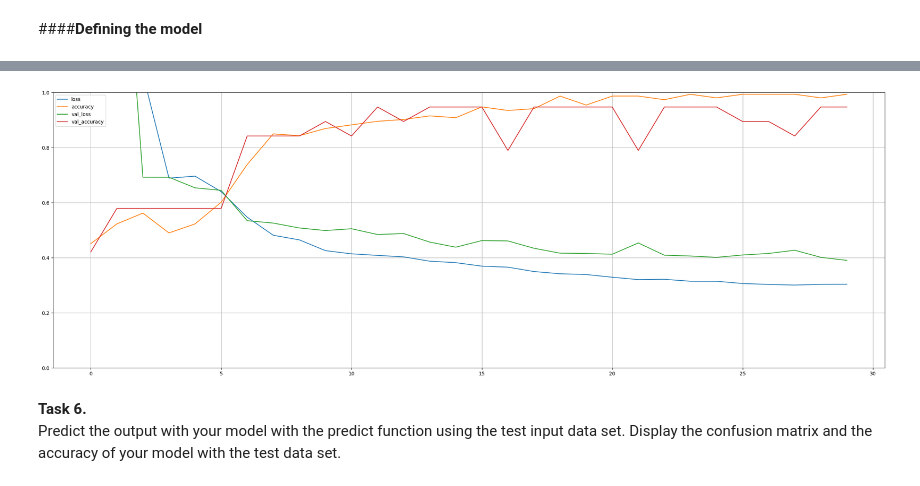
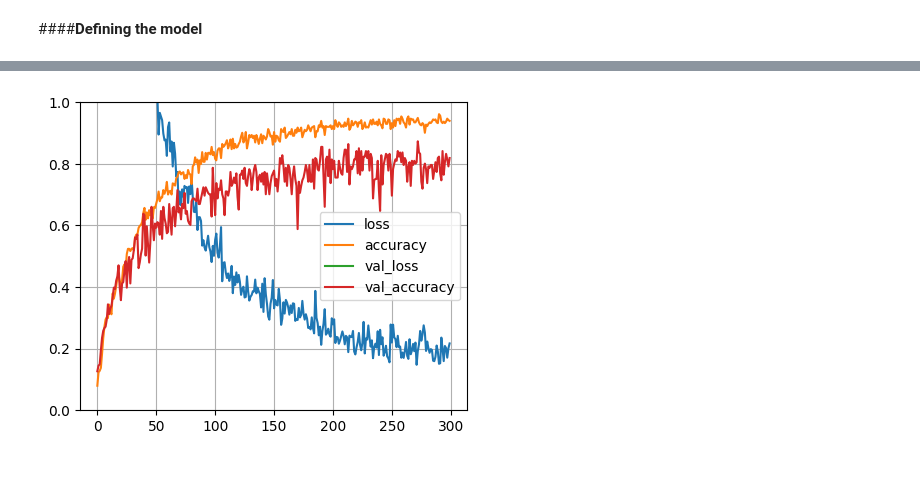
Before and after one commit to loujjj/Machine-Learning, a Jupyter notebook: PCT04trial2_Tabor.ipynb, the cells around one changed output, grey strips where cells are left out. Drawn from its saved outputs; the diff is of its cells as text; code cells hidden in the pictures.

```diff
--- a/PCT04trial2_Tabor.ipynb
+++ b/PCT04trial2_Tabor.ipynb
@@ -99,9 +207,0 @@ Assign training input data to the *X_train* and the label input data to *y_train
-# %%
-# Write down the values here
-trainRatio = 80/100
-valRatio = 10/100
-testRatio = 10/100
-
-# Split the training, validation and test data. Write your code below this line.
-X_train, X_test, y_train, y_test = train_test_split(X, y, test_size =  1-  trainRatio)
-X_val, X_test, y_val, y_test = train_test_split(X_test, y_test, test_size = testRatio/(testRatio + valRatio))
@@ -124,18 +208,22 @@ Set up your network *model*. Use three layers - an input layer, a hidden layer a
 # %%
-# Write your code here.
 model = tf.keras.models.Sequential([
+    tf.keras.layers.Conv2D(64, (3,3), activation='relu', input_shape=(28,28,3)),
+    tf.keras.layers.MaxPooling2D(2,2),
+    tf.keras.layers.Dropout(0.5),
 
-    tf.keras.layers.Conv1D(52, (2), activation = 'relu',input_shape = (X_train.shape[1],1)),
-    tf.keras.layers.MaxPooling1D((2), input_shape = X_train.shape),
-    #tf.keras.layers.Conv1D(52, 2, activation = 'softmax'),
-    #tf,keras.layers.Maxpooling1D(2)
-    #keras.layers.Input(shape = X_train.shape[1:]),
-    #keras.layers.Dense(5201, activation='sigmoid'),
-    #keras.layers.Dense(2, activation='softmax')
+    tf.keras.layers.Conv2D(128, (3,3), activation='relu'),
+    tf.keras.layers.MaxPooling2D(2,2),
+    tf.keras.layers.Dropout(0.5),
+
+    tf.keras.layers.Conv2D(128, (3,3), activation='relu'),
+    tf.keras.layers.MaxPooling2D(2,2),
+
+    tf.keras.layers.Dropout(0.5),
     tf.keras.layers.Flatten(),
+
+    tf.keras.layers.Dense(64, activation='relu'),
     tf.keras.layers.Dropout(0.5),
-    tf.keras.layers.Dense(150, activation='relu'),
-    tf.keras.layers.Dense(2, activation='softmax')
+    tf.keras.layers.Dense(10, activation='softmax')
 ])
 model.summary()
 # %% [output]
@@ -163,5 +247,5 @@ Compile your model using the *compile* function, and set up the optimizer and th
 # %%
-# Write your code here.
 model.compile(keras.optimizers.Adam(learning_rate=0.001),
-              loss = keras.losses.CategoricalCrossentropy(),
+              loss = tf.keras.losses.SparseCategoricalCrossentropy(),
+              # loss = 'sparse_categorical_crossentropy',
               metrics=['accuracy'])
@@ -172,4 +252,3 @@ Train your model using the fit function. You may select your own number of epoch
 # %%
-# Write your code here.
-history = model.fit(X_train, y_train, epochs=30, validation_data=(X_val, y_val), verbose=1)
+history = model.fit(X_train, y_train, epochs=300, validation_data=(X_val, y_val), verbose=1)
 # %% [output]
@@ -197,8 +277,5 @@ Evaluate your model using the test data set. Display the loss function vs the nu
 # %%
-# Write your code here.
-model.evaluate(X_test, y_test)
-
-pd.DataFrame(history.history).plot(figsize=(30,10))
+pd.DataFrame(history.history).plot(figsize=(5,4))
 plt.grid(True)
 plt.gca().set_ylim(0,1)
 plt.show()
@@ -207,5 +283 @@ plt.show()
-[figure, old version]
+[figure, new version]
-# %% [markdown]
-**Task 6.**
-<br>
-Predict the output with your model with the predict function using the test input data set. Display the confusion matrix and the accuracy of your model with the test data set.
```
Also changed, not shown: parts of 44 cells of this notebook.
